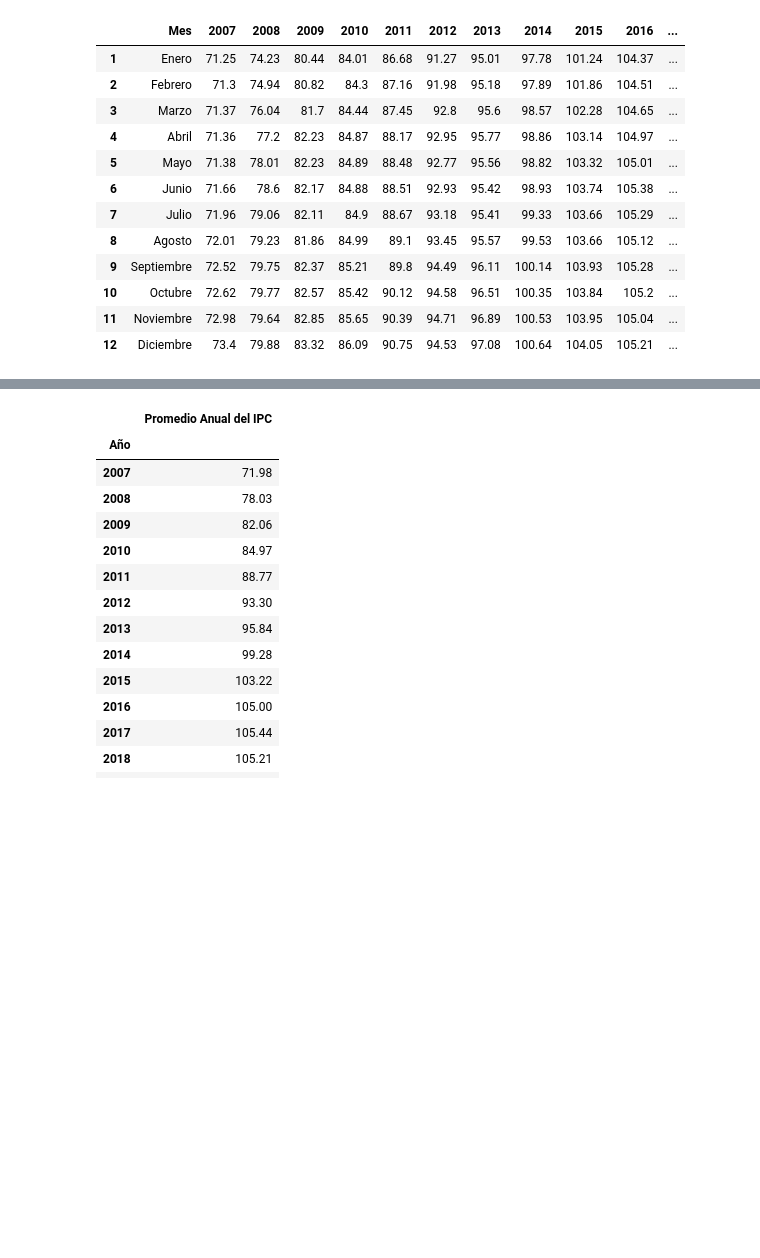
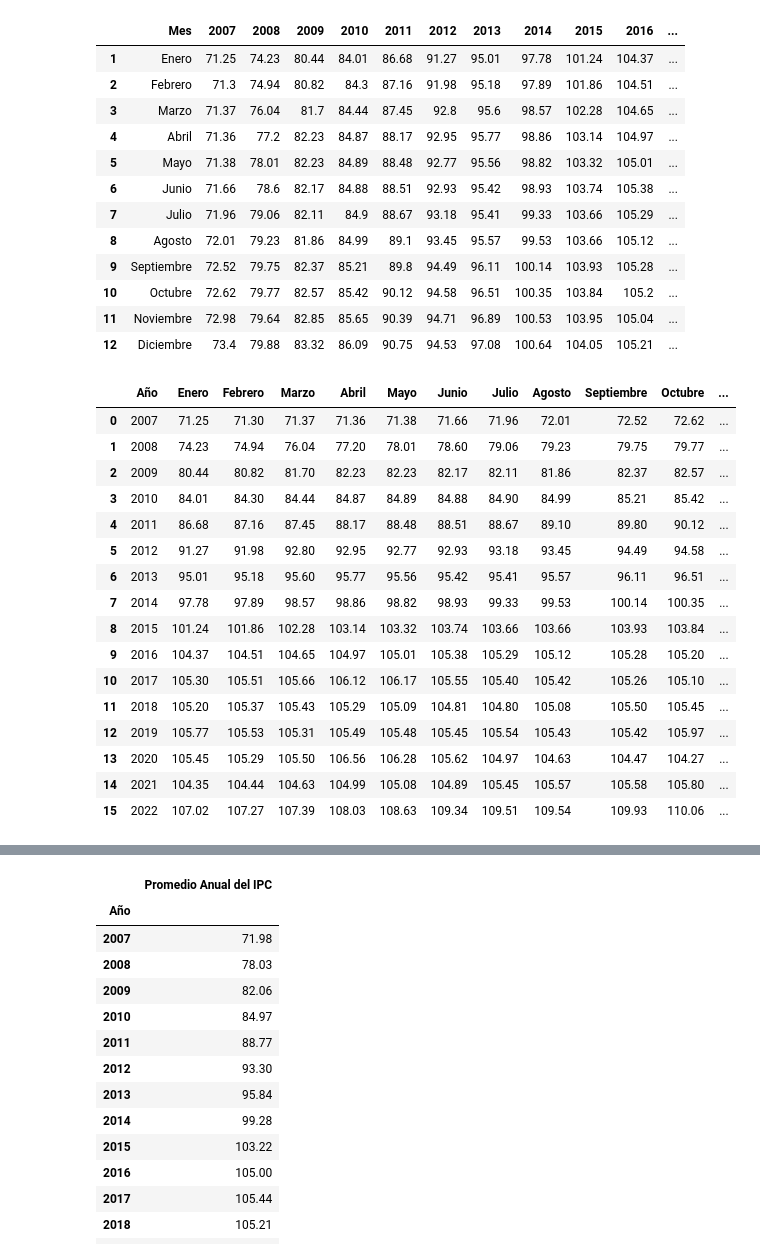
Before and after one commit to marcelochavez-ec/TALLER-DE-DASHBOARDS-CON-PYTHON, a Jupyter notebook: notebooks/TALLER DASHBOARDS CON PYTHON.ipynb, the cells around one changed output, grey strips where cells are left out. Drawn from its saved outputs; the diff is of its cells as text; code cells hidden in the pictures; blank space fills up the shorter version.

```diff
--- a/notebooks/TALLER DASHBOARDS CON PYTHON.ipynb
+++ b/notebooks/TALLER DASHBOARDS CON PYTHON.ipynb
@@ -242,3 +244,33 @@ ipc
 | 10 | Octubre | 72.62 | 79.77 | 82.57 | 85.42 | 90.12 | 94.58 | 96.51 | 100.35 | 103.84 | 105.2 | ... |
 | 11 | Noviembre | 72.98 | 79.64 | 82.85 | 85.65 | 90.39 | 94.71 | 96.89 | 100.53 | 103.95 | 105.04 | ... |
 | 12 | Diciembre | 73.4 | 79.88 | 83.32 | 86.09 | 90.75 | 94.53 | 97.08 | 100.64 | 104.05 | 105.21 | ... |
+# %%
+ipc = pd.read_excel(r"C:\Users\marcelochavez\Documents\TALLER_DASHBOARDS_CON_PYTHON\bdd_fuente_diccionarios\ipc\SERIE HISTORICA IPC_12_2022.xls",
+                    sheet_name="1. ÍNDICE",
+                    header=None,
+                    nrows=16,
+                    usecols="A:M",
+                    skiprows=43,
+                    names=["Año","Enero","Febrero","Marzo","Abril","Mayo","Junio","Julio","Agosto","Septiembre","Octubre","Noviembre","Diciembre"],
+                    dtype={"Mes":str}).round(2)
+
+diccionario_mes = {"Enero":1,"Febrero":2,"Marzo":3,"Abril":4,"Mayo":5,"Junio":6,"Julio":7,"Agosto":8,"Septiembre":9,"Octubre":10,"Noviembre":11,"Diciembre":12}
+ipc
+# %% [output]
+|  | Año | Enero | Febrero | Marzo | Abril | Mayo | Junio | Julio | Agosto | Septiembre | Octubre | ... |
+| 0 | 2007 | 71.25 | 71.30 | 71.37 | 71.36 | 71.38 | 71.66 | 71.96 | 72.01 | 72.52 | 72.62 | ... |
+| 1 | 2008 | 74.23 | 74.94 | 76.04 | 77.20 | 78.01 | 78.60 | 79.06 | 79.23 | 79.75 | 79.77 | ... |
+| 2 | 2009 | 80.44 | 80.82 | 81.70 | 82.23 | 82.23 | 82.17 | 82.11 | 81.86 | 82.37 | 82.57 | ... |
+| 3 | 2010 | 84.01 | 84.30 | 84.44 | 84.87 | 84.89 | 84.88 | 84.90 | 84.99 | 85.21 | 85.42 | ... |
+| 4 | 2011 | 86.68 | 87.16 | 87.45 | 88.17 | 88.48 | 88.51 | 88.67 | 89.10 | 89.80 | 90.12 | ... |
+| 5 | 2012 | 91.27 | 91.98 | 92.80 | 92.95 | 92.77 | 92.93 | 93.18 | 93.45 | 94.49 | 94.58 | ... |
+| 6 | 2013 | 95.01 | 95.18 | 95.60 | 95.77 | 95.56 | 95.42 | 95.41 | 95.57 | 96.11 | 96.51 | ... |
+| 7 | 2014 | 97.78 | 97.89 | 98.57 | 98.86 | 98.82 | 98.93 | 99.33 | 99.53 | 100.14 | 100.35 | ... |
+| 8 | 2015 | 101.24 | 101.86 | 102.28 | 103.14 | 103.32 | 103.74 | 103.66 | 103.66 | 103.93 | 103.84 | ... |
+| 9 | 2016 | 104.37 | 104.51 | 104.65 | 104.97 | 105.01 | 105.38 | 105.29 | 105.12 | 105.28 | 105.20 | ... |
+| 10 | 2017 | 105.30 | 105.51 | 105.66 | 106.12 | 106.17 | 105.55 | 105.40 | 105.42 | 105.26 | 105.10 | ... |
+| 11 | 2018 | 105.20 | 105.37 | 105.43 | 105.29 | 105.09 | 104.81 | 104.80 | 105.08 | 105.50 | 105.45 | ... |
+| 12 | 2019 | 105.77 | 105.53 | 105.31 | 105.49 | 105.48 | 105.45 | 105.54 | 105.43 | 105.42 | 105.97 | ... |
+| 13 | 2020 | 105.45 | 105.29 | 105.50 | 106.56 | 106.28 | 105.62 | 104.97 | 104.63 | 104.47 | 104.27 | ... |
+| 14 | 2021 | 104.35 | 104.44 | 104.63 | 104.99 | 105.08 | 104.89 | 105.45 | 105.57 | 105.58 | 105.80 | ... |
+| 15 | 2022 | 107.02 | 107.27 | 107.39 | 108.03 | 108.63 | 109.34 | 109.51 | 109.54 | 109.93 | 110.06 | ... |
```
Also changed, not shown: parts of 8 cells of this notebook, 2 other files.
